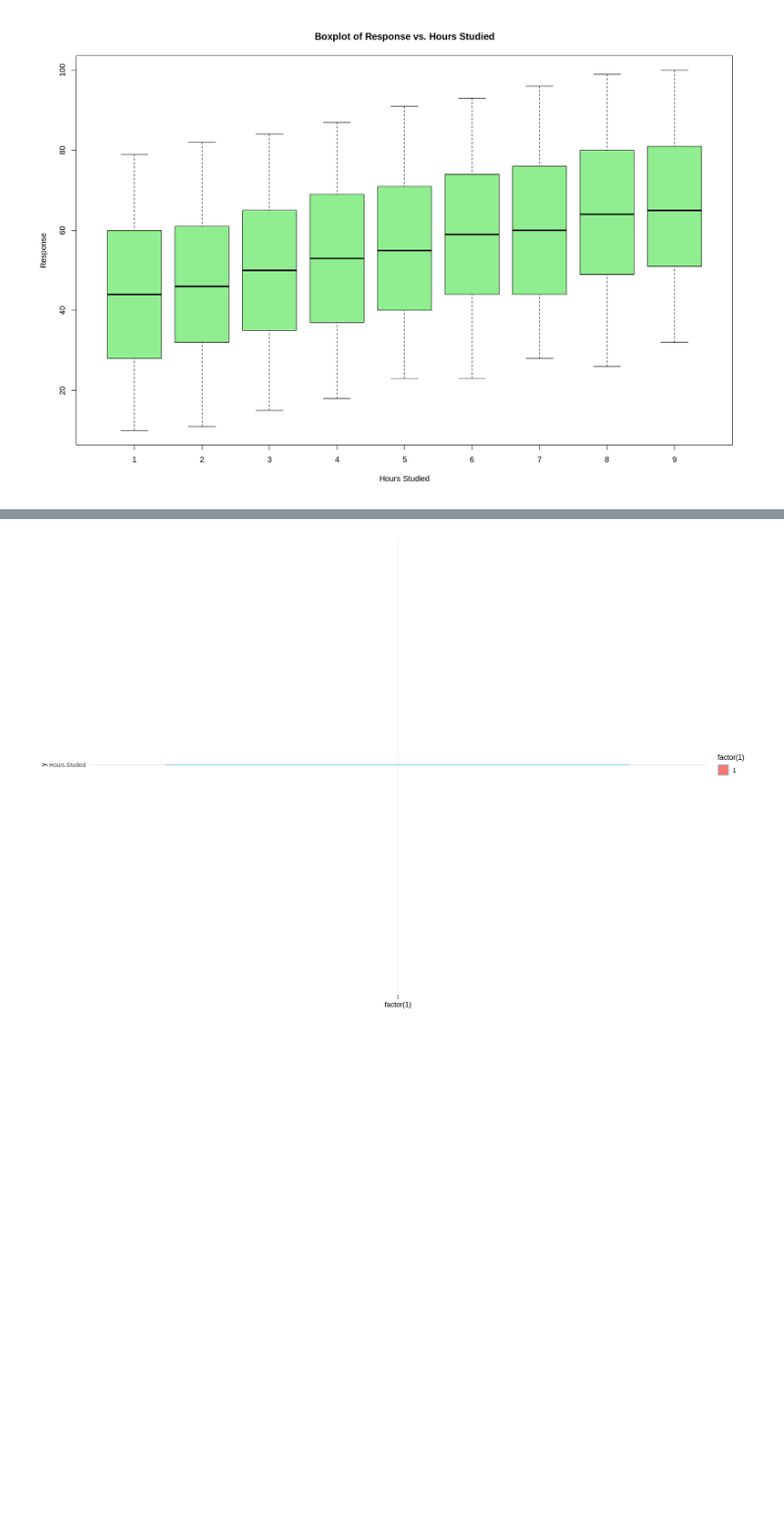
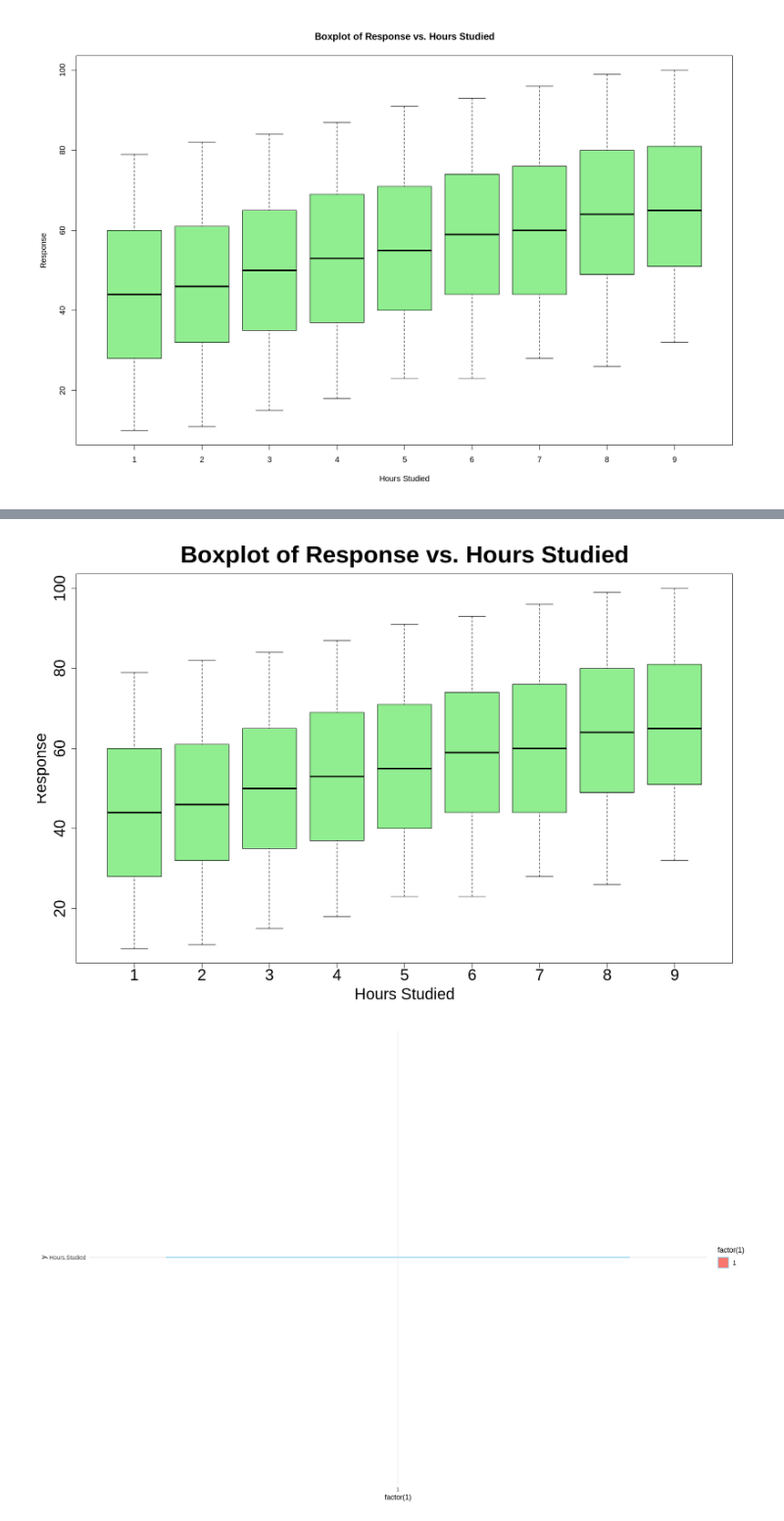
Before and after one commit to PabloNatB/Student-Perfomance-Regression, a Jupyter notebook: Student_Regresion.ipynb, the cells around one changed output, grey strips where cells are left out. Shown at 98% size. Cells and saved outputs as stored; diff of their text form; code cells hidden in the pictures; blank space fills up the shorter version.

```diff
--- a/Student_Regresion.ipynb
+++ b/Student_Regresion.ipynb
@@ -159,3 +199,16 @@ boxplot(Performance.Index ~ Hours.Studied,
+# %%
+boxplot(Performance.Index ~ Hours.Studied,
+        data = df,
+        main = "Boxplot of Response vs. Hours Studied",
+        xlab = "Hours Studied",
+        ylab = "Response",
+        col = "lightgreen",
+        border = "black",
+        cex.main = 3,    # Tamaño del título
+        cex.lab = 2,     # Tamaño de las etiquetas de los ejes
+        cex.axis = 2)    # Tamaño de los números en los ejes
+# %% [output]
+[figure, added]
 # %%
 library(ggplot2)
 
```
Also changed, not shown: parts of 25 cells of this notebook.
